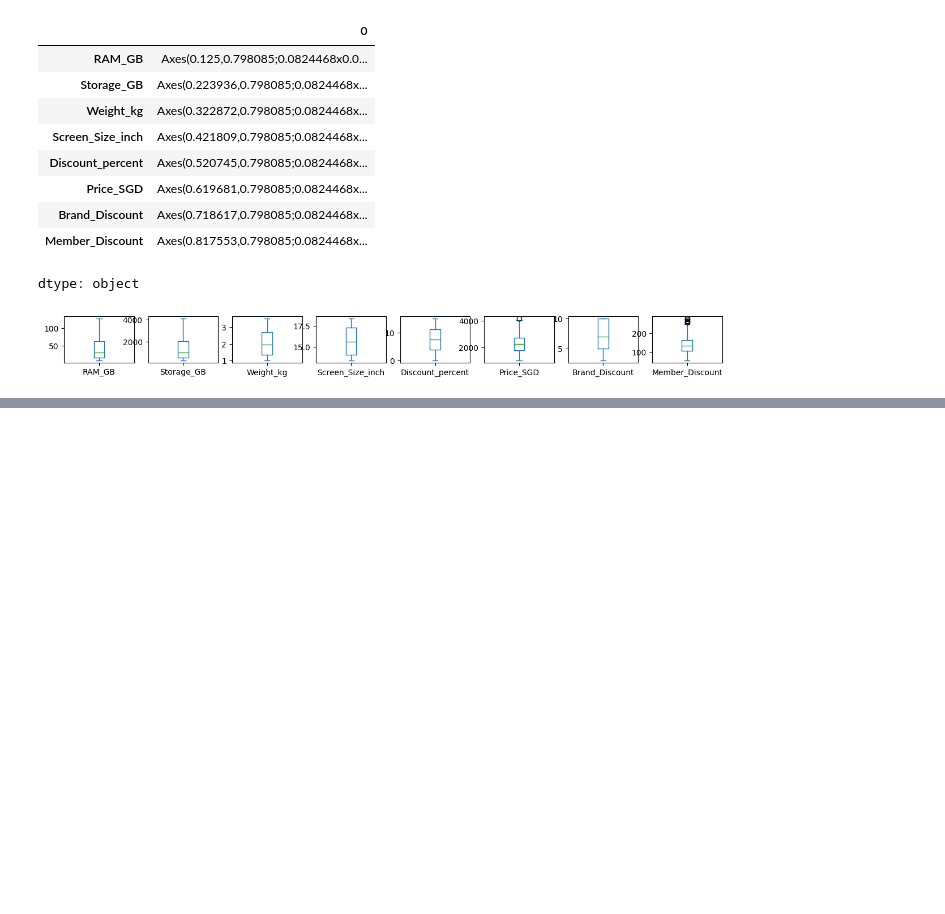
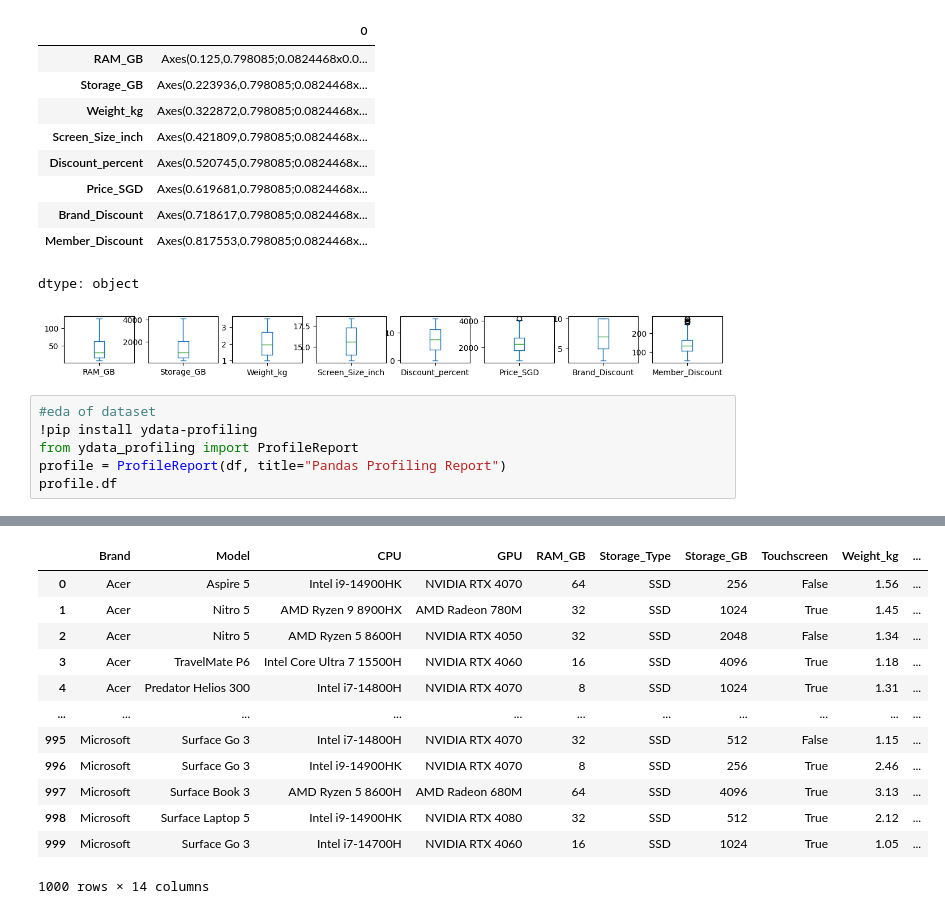
Before and after one commit to No0bDarren/ADALL_github, a Jupyter notebook: W2S1_Development_Tools.ipynb, the cells around one changed output, grey strips where cells are left out. Saved outputs shown, nothing was run; the diff lists cells and outputs as text; blank space fills up the shorter version.

```diff
--- a/W2S1_Development_Tools.ipynb
+++ b/W2S1_Development_Tools.ipynb
@@ -58,3 +54,10 @@ df.plot(kind='box', subplots=True, layout=(8,8), figsize=(15,10))
 | Member_Discount | Axes(0.817553,0.798085;0.0824468x... |
 dtype: object
 [figure]
+# %%
+#eda of dataset
+!pip install ydata-profiling
+from ydata_profiling import ProfileReport
+profile = ProfileReport(df, title="Pandas Profiling Report")
+profile.df
+# %% [output]
@@ -60,0 +81,13 @@ dtype: object
+|  | Brand | Model | CPU | GPU | RAM_GB | Storage_Type | Storage_GB | Touchscreen | Weight_kg | ... |
+| 0 | Acer | Aspire 5 | Intel i9-14900HK | NVIDIA RTX 4070 | 64 | SSD | 256 | False | 1.56 | ... |
+| 1 | Acer | Nitro 5 | AMD Ryzen 9 8900HX | AMD Radeon 780M | 32 | SSD | 1024 | True | 1.45 | ... |
+| 2 | Acer | Nitro 5 | AMD Ryzen 5 8600H | NVIDIA RTX 4050 | 32 | SSD | 2048 | False | 1.34 | ... |
+| 3 | Acer | TravelMate P6 | Intel Core Ultra 7 15500H | NVIDIA RTX 4060 | 16 | SSD | 4096 | True | 1.18 | ... |
+| 4 | Acer | Predator Helios 300 | Intel i7-14800H | NVIDIA RTX 4070 | 8 | SSD | 1024 | True | 1.31 | ... |
+| ... | ... | ... | ... | ... | ... | ... | ... | ... | ... | ... |
+| 995 | Microsoft | Surface Go 3 | Intel i7-14800H | NVIDIA RTX 4070 | 32 | SSD | 512 | False | 1.15 | ... |
+| 996 | Microsoft | Surface Go 3 | Intel i9-14900HK | NVIDIA RTX 4070 | 8 | SSD | 256 | True | 2.46 | ... |
+| 997 | Microsoft | Surface Book 3 | AMD Ryzen 5 8600H | AMD Radeon 680M | 64 | SSD | 4096 | True | 3.13 | ... |
+| 998 | Microsoft | Surface Laptop 5 | Intel i9-14900HK | NVIDIA RTX 4080 | 32 | SSD | 512 | True | 2.12 | ... |
+| 999 | Microsoft | Surface Go 3 | Intel i7-14700H | NVIDIA RTX 4060 | 16 | SSD | 1024 | True | 1.05 | ... |
+1000 rows × 14 columns
```
Also changed, not shown: parts of 2 cells of this notebook.
